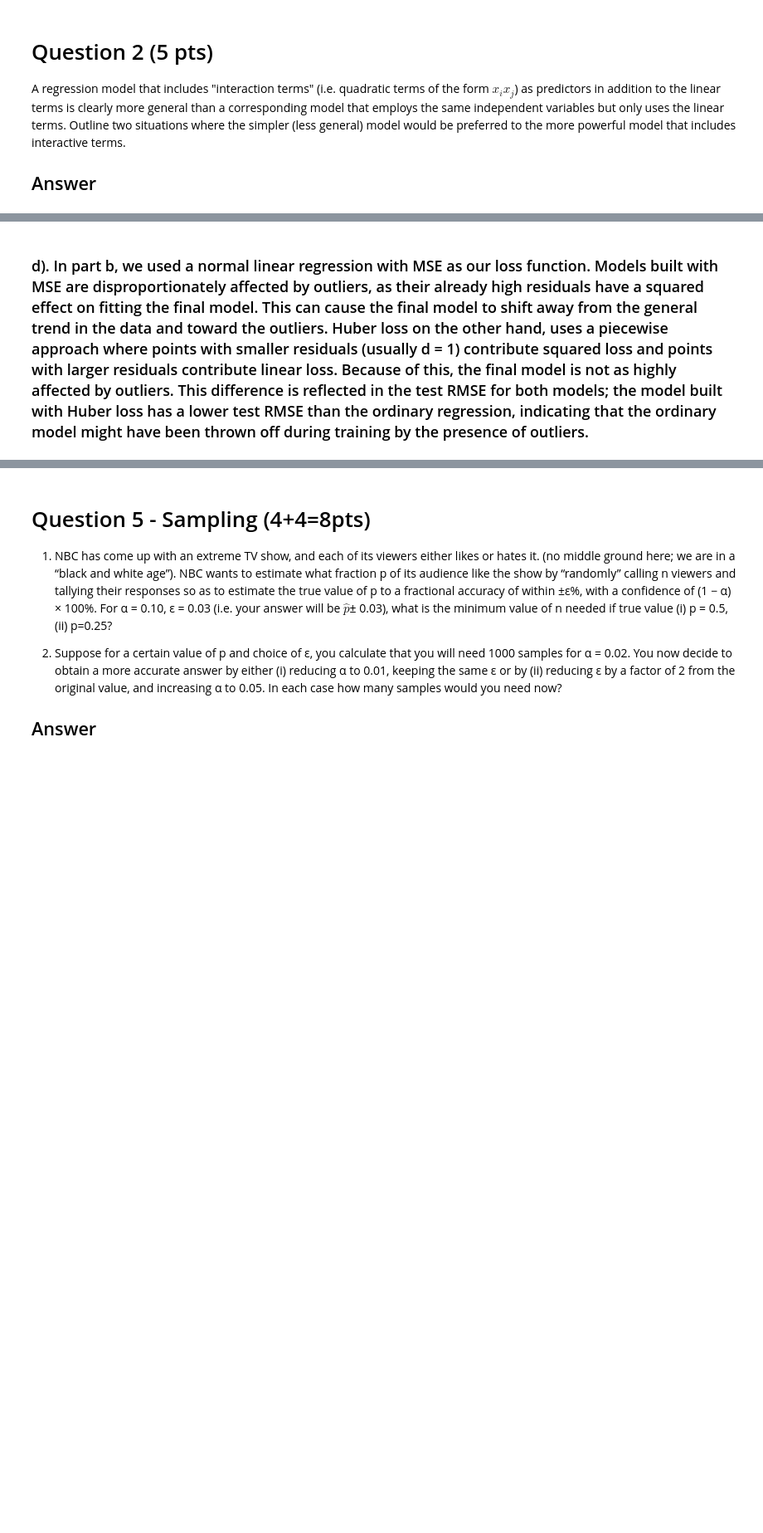
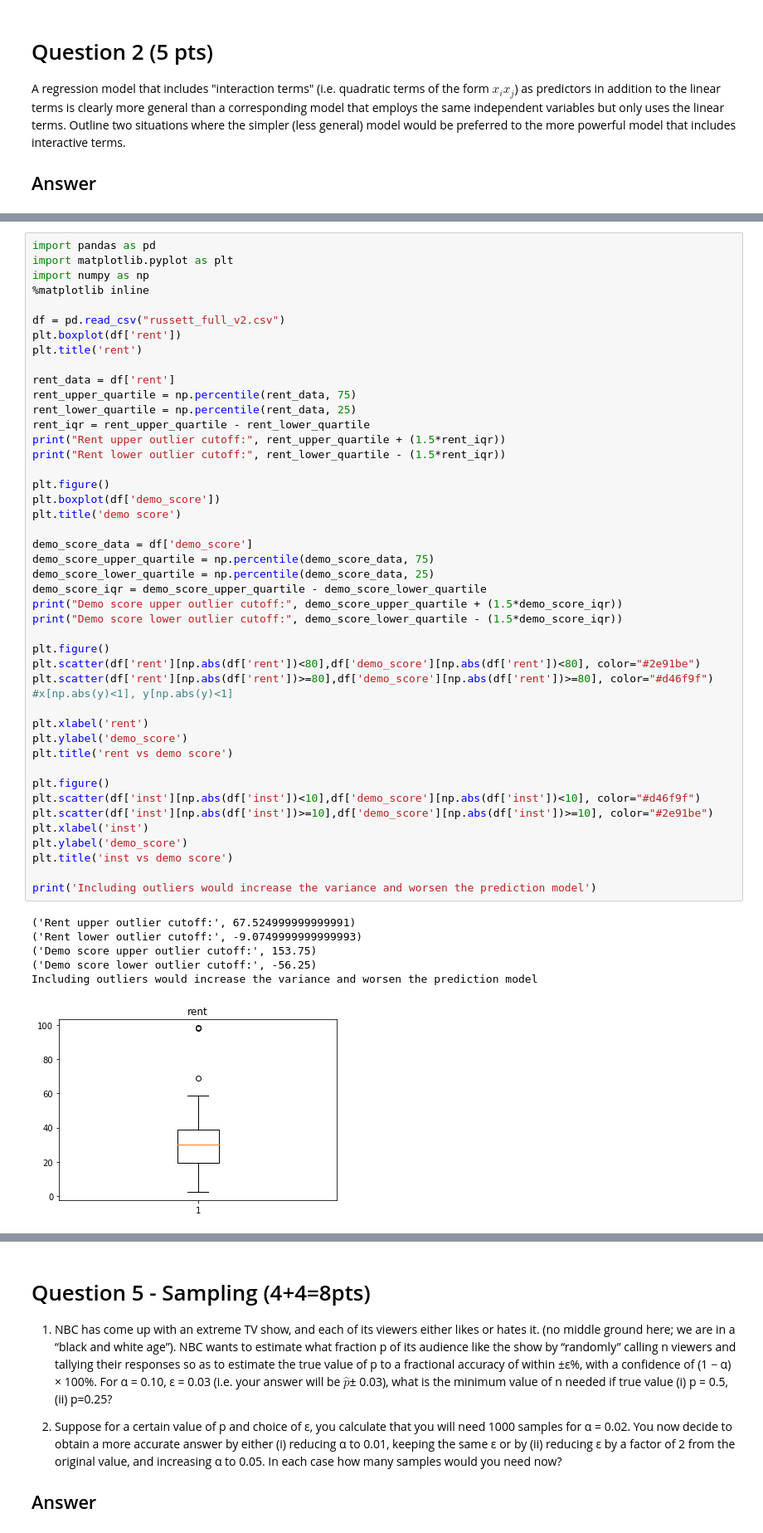
Before and after one commit to atreyamisra/DataSciencePrinciples, a Jupyter notebook: Homework/HW2.ipynb, the cells around one changed output, grey strips where cells are left out. Shown at 83% size. Saved outputs shown, nothing was run; the diff lists cells and outputs as text; blank space fills up the shorter version.

```diff
--- a/Homework/HW2.ipynb
+++ b/Homework/HW2.ipynb
@@ -410,2 +208,52 @@ RMSE test: 30.9543526403
-# %% [markdown]
-### d). In part b, we used a normal linear regression with MSE as our loss function. Models built with MSE are disproportionately affected by outliers, as their already high residuals have a squared effect on fitting the final model. This can cause the final model to shift away from the general trend in the data and toward the outliers. Huber loss on the other hand, uses a piecewise approach where points with smaller residuals (usually d = 1) contribute squared loss and points with larger residuals contribute linear loss. Because of this, the final model is not as highly affected by outliers. This difference is reflected in the test RMSE for both models; the model built with Huber loss has a lower test RMSE than the ordinary regression, indicating that the ordinary model might have been thrown off during training by the presence of outliers.
+# %%
+import pandas as pd
+import matplotlib.pyplot as plt
+import numpy as np
+%matplotlib inline
+
+df = pd.read_csv("russett_full_v2.csv")
+plt.boxplot(df['rent'])
+plt.title('rent')
+
+rent_data = df['rent']
+rent_upper_quartile = np.percentile(rent_data, 75)
+rent_lower_quartile = np.percentile(rent_data, 25)
+rent_iqr = rent_upper_quartile - rent_lower_quartile
+print("Rent upper outlier cutoff:", rent_upper_quartile + (1.5*rent_iqr))
+print("Rent lower outlier cutoff:", rent_lower_quartile - (1.5*rent_iqr))
+
+plt.figure()
+plt.boxplot(df['demo_score'])
+plt.title('demo score')
+
+demo_score_data = df['demo_score']
+demo_score_upper_quartile = np.percentile(demo_score_data, 75)
+demo_score_lower_quartile = np.percentile(demo_score_data, 25)
+demo_score_iqr = demo_score_upper_quartile - demo_score_lower_quartile
+print("Demo score upper outlier cutoff:", demo_score_upper_quartile + (1.5*demo_score_iqr))
+print("Demo score lower outlier cutoff:", demo_score_lower_quartile - (1.5*demo_score_iqr))
+
+plt.figure()
+plt.scatter(df['rent'][np.abs(df['rent'])<80],df['demo_score'][np.abs(df['rent'])<80], color="#2e91be")
+plt.scatter(df['rent'][np.abs(df['rent'])>=80],df['demo_score'][np.abs(df['rent'])>=80], color="#d46f9f")
+#x[np.abs(y)<1], y[np.abs(y)<1]
+
+plt.xlabel('rent')
+plt.ylabel('demo_score')
+plt.title('rent vs demo score')
+
+plt.figure()
+plt.scatter(df['inst'][np.abs(df['inst'])<10],df['demo_score'][np.abs(df['inst'])<10], color="#d46f9f")
+plt.scatter(df['inst'][np.abs(df['inst'])>=10],df['demo_score'][np.abs(df['inst'])>=10], color="#2e91be")
+plt.xlabel('inst')
+plt.ylabel('demo_score')
+plt.title('inst vs demo score')
+
+print('Including outliers would increase the variance and worsen the prediction model')
+# %% [output]
+('Rent upper outlier cutoff:', 67.524999999999991)
+('Rent lower outlier cutoff:', -9.0749999999999993)
+('Demo score upper outlier cutoff:', 153.75)
+('Demo score lower outlier cutoff:', -56.25)
+Including outliers would increase the variance and worsen the prediction model
+[figure, added]
```
Also changed, not shown: parts of 45 cells of this notebook.
